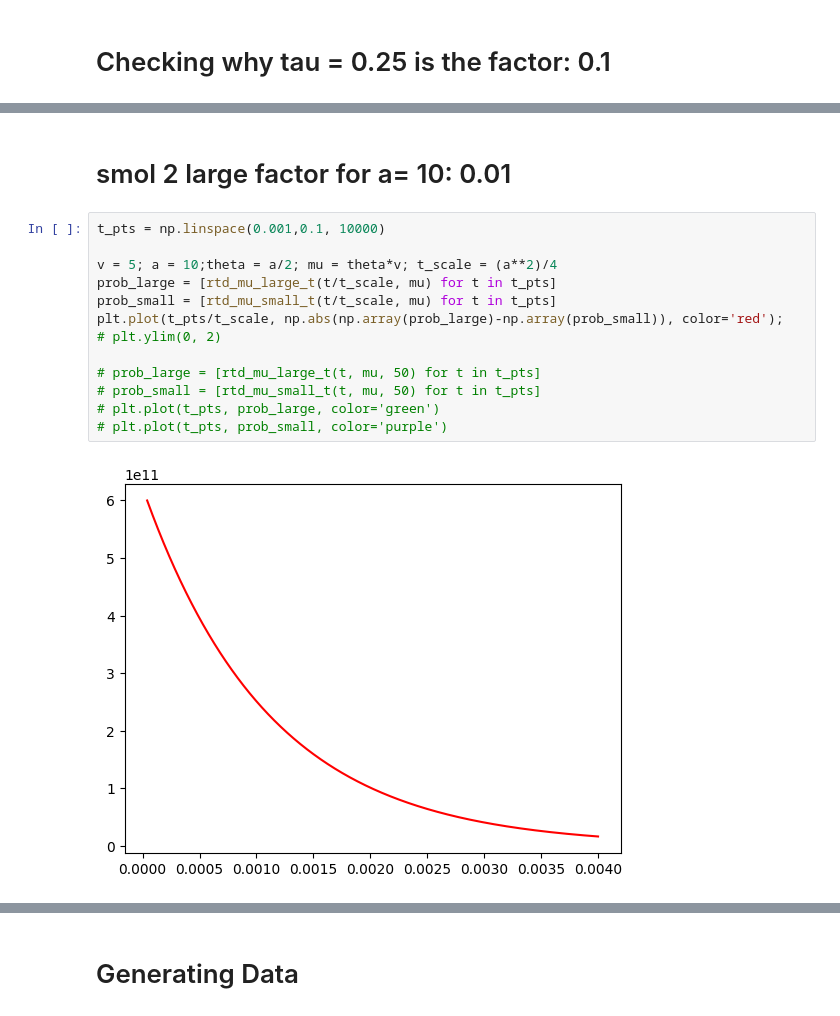
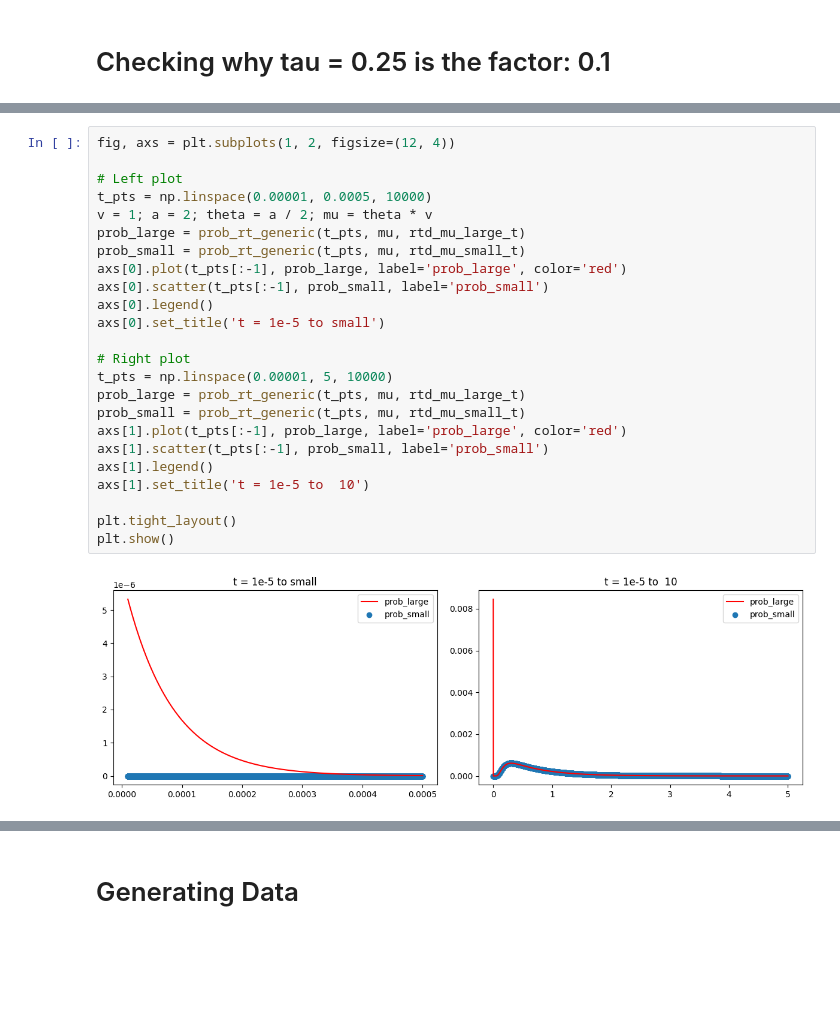
Before and after one commit to rakaar/ai_stats_notes, a Jupyter notebook: neural/ddm_ex21.ipynb, the cells around one changed output, grey strips where cells are left out. Cells and saved outputs as stored; diff of their text form; blank space fills up the shorter version.

```diff
--- a/neural/ddm_ex21.ipynb
+++ b/neural/ddm_ex21.ipynb
@@ -32,17 +15,26 @@ fig.show()
-# %% [markdown]
-# smol 2 large factor for a= 10: 0.01
-# %%
-t_pts = np.linspace(0.001,0.1, 10000)
-
-v = 5; a = 10;theta = a/2; mu = theta*v; t_scale = (a**2)/4
-prob_large = [rtd_mu_large_t(t/t_scale, mu) for t in t_pts]
-prob_small = [rtd_mu_small_t(t/t_scale, mu) for t in t_pts]
-plt.plot(t_pts/t_scale, np.abs(np.array(prob_large)-np.array(prob_small)), color='red');
-# plt.ylim(0, 2)
-
-# prob_large = [rtd_mu_large_t(t, mu, 50) for t in t_pts]
-# prob_small = [rtd_mu_small_t(t, mu, 50) for t in t_pts]
-# plt.plot(t_pts, prob_large, color='green')
-# plt.plot(t_pts, prob_small, color='purple')
-# %% [output]
-[figure, removed]
+# %%
+fig, axs = plt.subplots(1, 2, figsize=(12, 4))
+
+# Left plot
+t_pts = np.linspace(0.00001, 0.0005, 10000)
+v = 1; a = 2; theta = a / 2; mu = theta * v
+prob_large = prob_rt_generic(t_pts, mu, rtd_mu_large_t)
+prob_small = prob_rt_generic(t_pts, mu, rtd_mu_small_t)
+axs[0].plot(t_pts[:-1], prob_large, label='prob_large', color='red')
+axs[0].scatter(t_pts[:-1], prob_small, label='prob_small')
+axs[0].legend()
+axs[0].set_title('t = 1e-5 to small')
+
+# Right plot
+t_pts = np.linspace(0.00001, 5, 10000)
+prob_large = prob_rt_generic(t_pts, mu, rtd_mu_large_t)
+prob_small = prob_rt_generic(t_pts, mu, rtd_mu_small_t)
+axs[1].plot(t_pts[:-1], prob_large, label='prob_large', color='red')
+axs[1].scatter(t_pts[:-1], prob_small, label='prob_small')
+axs[1].legend()
+axs[1].set_title('t = 1e-5 to  10')
+
+plt.tight_layout()
+plt.show()
+# %% [output]
+[figure, added]
```
Also changed, not shown: parts of 8 cells of this notebook, 3 other files.
